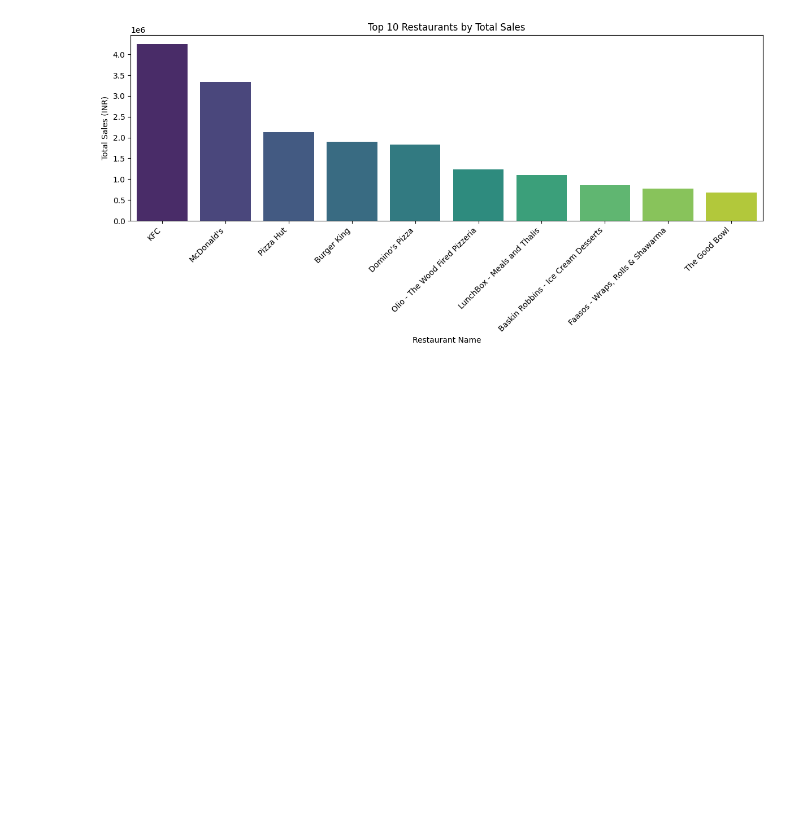
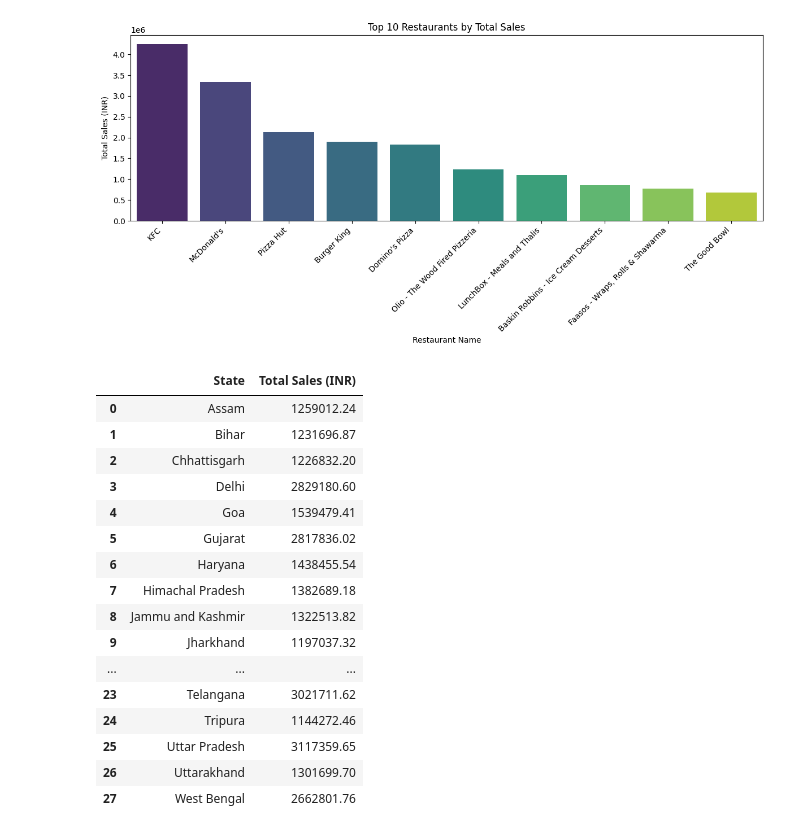
Before and after one commit to krish52-git/swiggy-data-analysis, a Jupyter notebook: swiggy_data.ipynb, the cells around one changed output. Saved outputs shown, nothing was run; the diff lists cells and outputs as text; code cells hidden in the pictures; blank space fills up the shorter version.

```diff
--- a/swiggy_data.ipynb
+++ b/swiggy_data.ipynb
@@ -190,3 +190,25 @@ plt.tight_layout()
 plt.show()
 # %% [output]
 [figure]
+# %%
+state_revenue = df.groupby('State')['Price (INR)'].sum().reset_index()
+state_revenue.columns = ['State', 'Total Sales (INR)']
+display(state_revenue)
+# %% [output]
+|  | State | Total Sales (INR) |
+| 0 | Assam | 1259012.24 |
+| 1 | Bihar | 1231696.87 |
+| 2 | Chhattisgarh | 1226832.20 |
+| 3 | Delhi | 2829180.60 |
+| 4 | Goa | 1539479.41 |
+| 5 | Gujarat | 2817836.02 |
+| 6 | Haryana | 1438455.54 |
+| 7 | Himachal Pradesh | 1382689.18 |
+| 8 | Jammu and Kashmir | 1322513.82 |
+| 9 | Jharkhand | 1197037.32 |
+| ... | ... | ... |
+| 23 | Telangana | 3021711.62 |
+| 24 | Tripura | 1144272.46 |
+| 25 | Uttar Pradesh | 3117359.65 |
+| 26 | Uttarakhand | 1301699.70 |
+| 27 | West Bengal | 2662801.76 |
```
Also changed, not shown: parts of 1 cell of this notebook.
